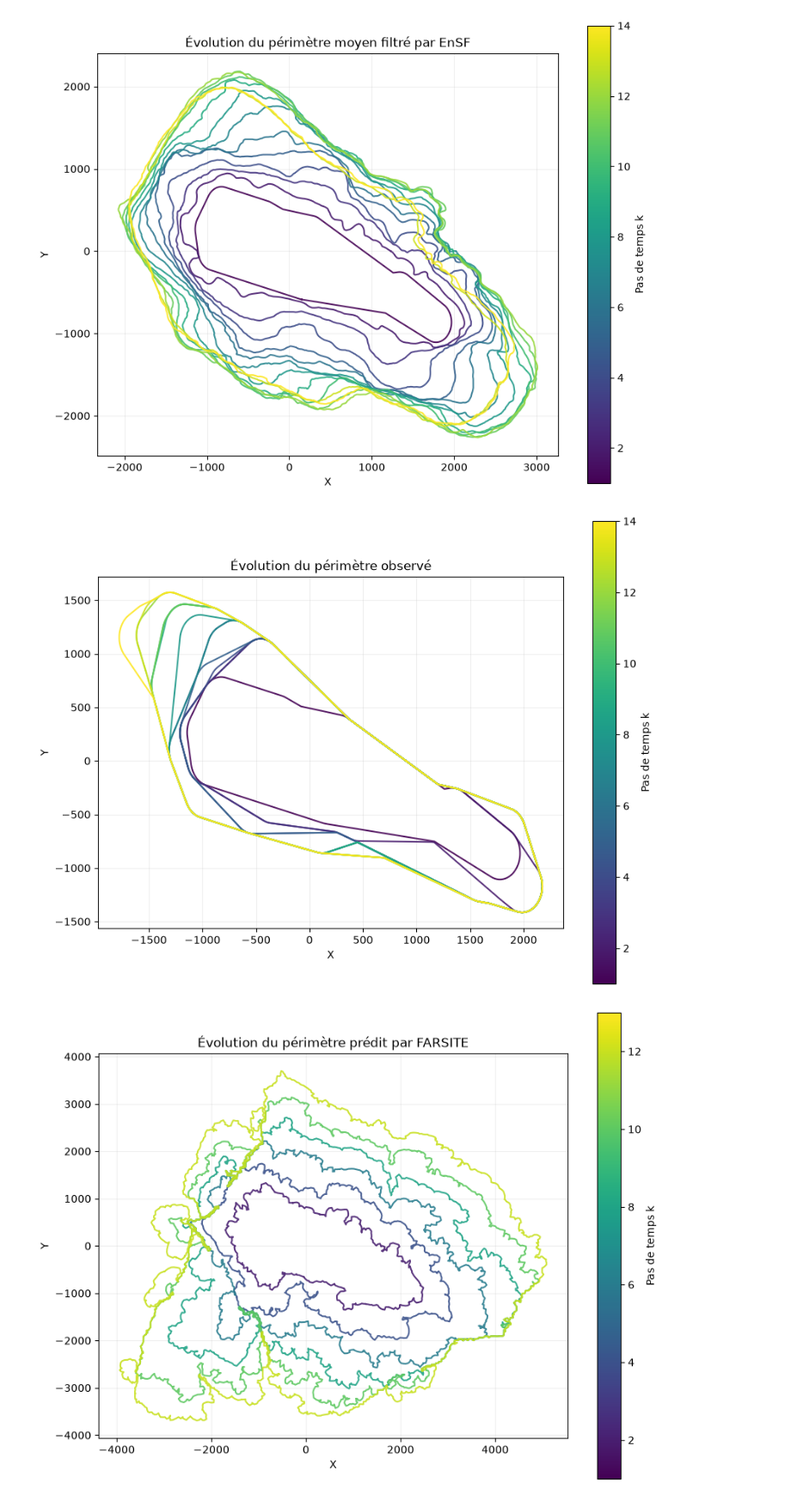
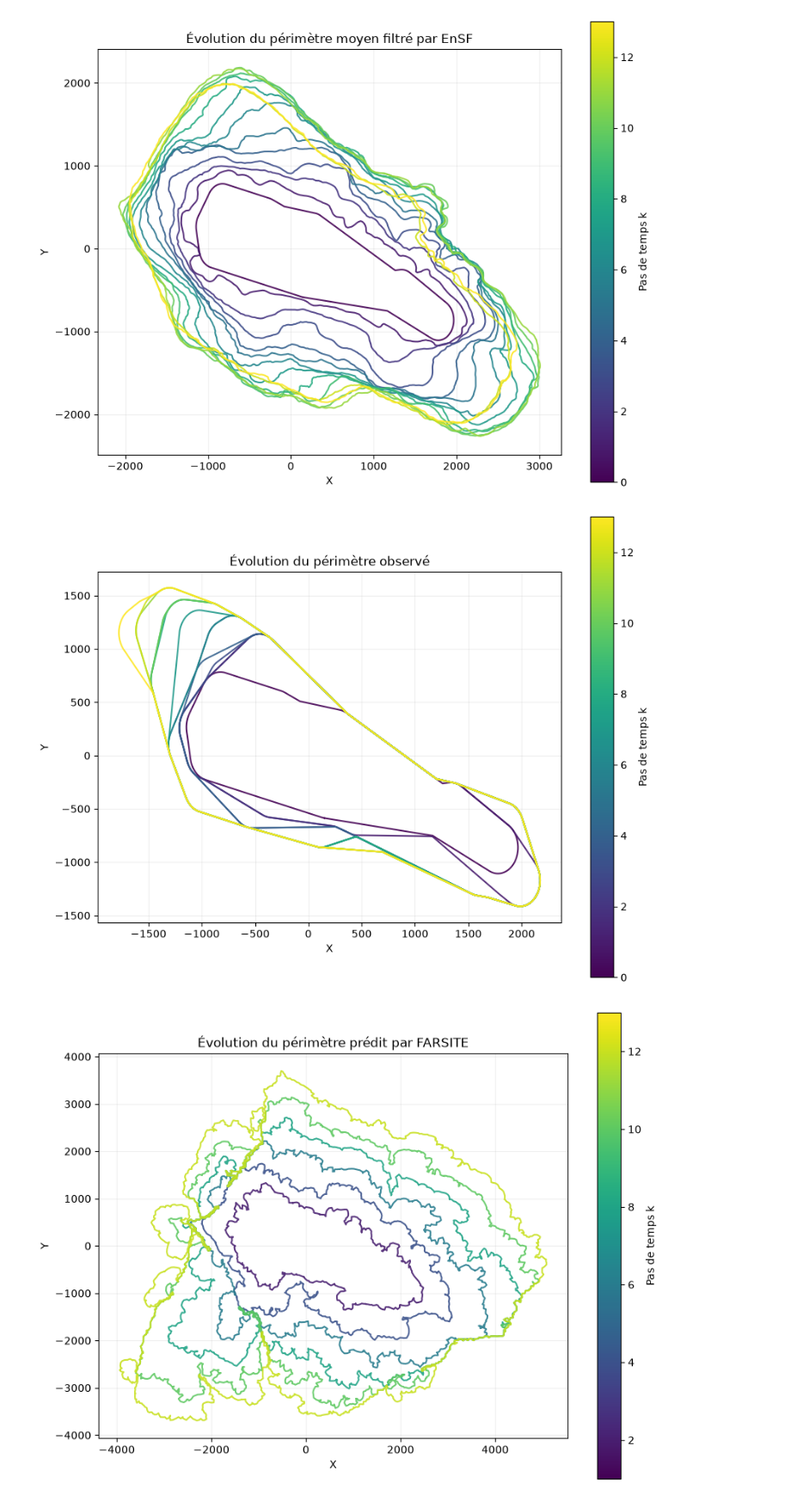
Before and after one commit to Gabriel-PEZ/SMC-WildFire, a Jupyter notebook: notebooks/ensf_bpf.ipynb, the cells around one changed output. Shown at 86% size. Cells and saved outputs as stored; diff of their text form; code cells hidden in the pictures.

```diff
--- a/notebooks/ensf_bpf.ipynb
+++ b/notebooks/ensf_bpf.ipynb
@@ -53,9 +53,9 @@ Plot de l'évolution de l'EnSF avec moyenne des particules pour chaque pas de te
 fig, ax = plt.subplots(figsize=(10, 8))
 
 cmap = plt.colormaps["viridis"]
-norm = plt.Normalize(vmin=1, vmax=len(filtered_particles_ensf))
+norm = plt.Normalize(vmin=0, vmax=len(filtered_particles_ensf)-1)
 
-for k, particles in enumerate(filtered_particles_ensf, start=1):
+for k, particles in enumerate(filtered_particles_ensf):
     mean_filtered = particles.mean(axis=0).reshape(-1, 2)
 
     # Fermer le périmètre
@@ -80,42 +80,42 @@ ax.grid(alpha=0.2)
 
 plt.show()
 # %% [output]
-[figure, old version]
+[figure, new version]
 # %%
 """
 Plot de l'évolution de l'observation
 """
 
 fig, ax = plt.subplots(figsize=(10, 8))
 
 cmap = plt.colormaps["viridis"]
-norm = plt.Normalize(vmin=1, vmax=len(observations_ensf))
+norm = plt.Normalize(vmin=0, vmax=len(observations_ensf)-1)
 
-for k, obs in enumerate(observations_ensf, start=1):
+for k, obs in enumerate(observations_ensf):
 
     # Fermer le périmètre
     closed = np.vstack([obs, obs[0]])
 
     ax.plot(
         closed[:, 0],
         closed[:, 1],
         color=cmap(norm(k)),
         linewidth=1.5,
         alpha=0.9
     )
 
 sm = plt.cm.ScalarMappable(norm=norm, cmap=cmap)
 fig.colorbar(sm, ax=ax, label="Pas de temps k")
 
 ax.set_aspect("equal")
 ax.set_xlabel("X")
 ax.set_ylabel("Y")
 ax.set_title("Évolution du périmètre observé")
 ax.grid(alpha=0.2)
 
 plt.show()
 # %% [output]
-[figure, old version]
+[figure, new version]
 # %%
 """
 FARSITE UNIQUEMENT : X_{k+1} = FARSITE(X_k)
```
Also changed, not shown: parts of 6 cells of this notebook, 1 other file.
